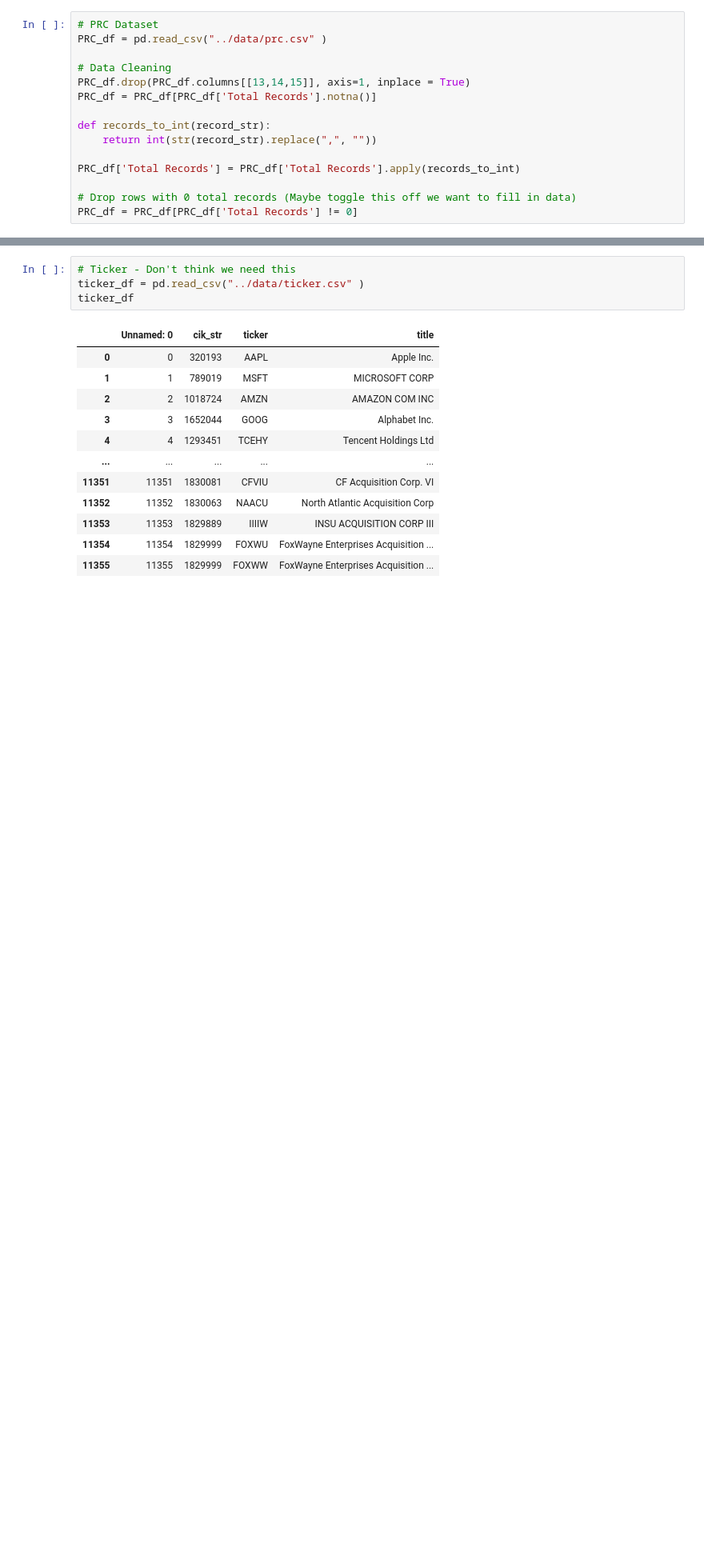
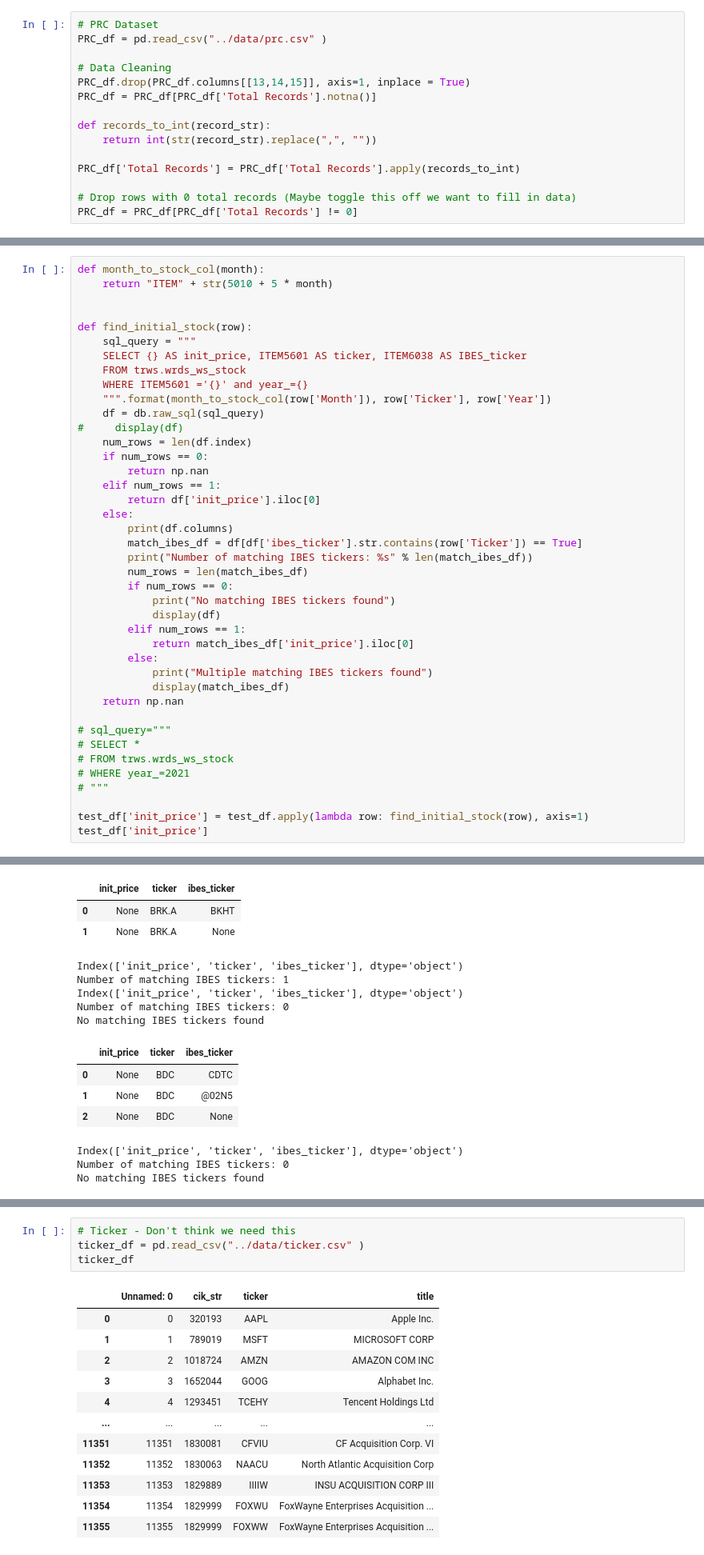
Before and after one commit to Zeyuzhao/BreachPrice, a Jupyter notebook: notebooks/main.ipynb, the cells around one changed output, grey strips where cells are left out. Shown at 80% size. Saved outputs shown, nothing was run; the diff lists cells and outputs as text; blank space fills up the shorter version.

```diff
--- a/notebooks/main.ipynb
+++ b/notebooks/main.ipynb
@@ -110,0 +124,42 @@ aa_records_df
+# %%
+def month_to_stock_col(month):
+    return "ITEM" + str(5010 + 5 * month)
+
+
+def find_initial_stock(row):
+    sql_query = """
+    SELECT {} AS init_price, ITEM5601 AS ticker, ITEM6038 AS IBES_ticker
+    FROM trws.wrds_ws_stock
+    WHERE ITEM5601 ='{}' and year_={}
+    """.format(month_to_stock_col(row['Month']), row['Ticker'], row['Year'])
+    df = db.raw_sql(sql_query)
+#     display(df)
+    num_rows = len(df.index)
+    if num_rows == 0:
+        return np.nan
+    elif num_rows == 1:
+        return df['init_price'].iloc[0]
+    else:
+        print(df.columns)
+        match_ibes_df = df[df['ibes_ticker'].str.contains(row['Ticker']) == True]
+        print("Number of matching IBES tickers: %s" % len(match_ibes_df))
+        num_rows = len(match_ibes_df)
+        if num_rows == 0:
+            print("No matching IBES tickers found")
+            display(df)
+        elif num_rows == 1:
+            return match_ibes_df['init_price'].iloc[0]
+        else:
+            print("Multiple matching IBES tickers found")
+            display(match_ibes_df)
+    return np.nan
+
+# sql_query="""
+# SELECT *
+# FROM trws.wrds_ws_stock
+# WHERE year_=2021
+# """
+
+test_df['init_price'] = test_df.apply(lambda row: find_initial_stock(row), axis=1)
+test_df['init_price']
+# %% [output]
@@ -110,0 +191,15 @@ aa_records_df
+|  | init_price | ticker | ibes_ticker |
+| 0 | None | BRK.A | BKHT |
+| 1 | None | BRK.A | None |
+Index(['init_price', 'ticker', 'ibes_ticker'], dtype='object')
+Number of matching IBES tickers: 1
+Index(['init_price', 'ticker', 'ibes_ticker'], dtype='object')
+Number of matching IBES tickers: 0
+No matching IBES tickers found
+|  | init_price | ticker | ibes_ticker |
+| 0 | None | BDC | CDTC |
+| 1 | None | BDC | @02N5 |
+| 2 | None | BDC | None |
+Index(['init_price', 'ticker', 'ibes_ticker'], dtype='object')
+Number of matching IBES tickers: 0
+No matching IBES tickers found
```
Also changed, not shown: parts of 6 cells of this notebook.
